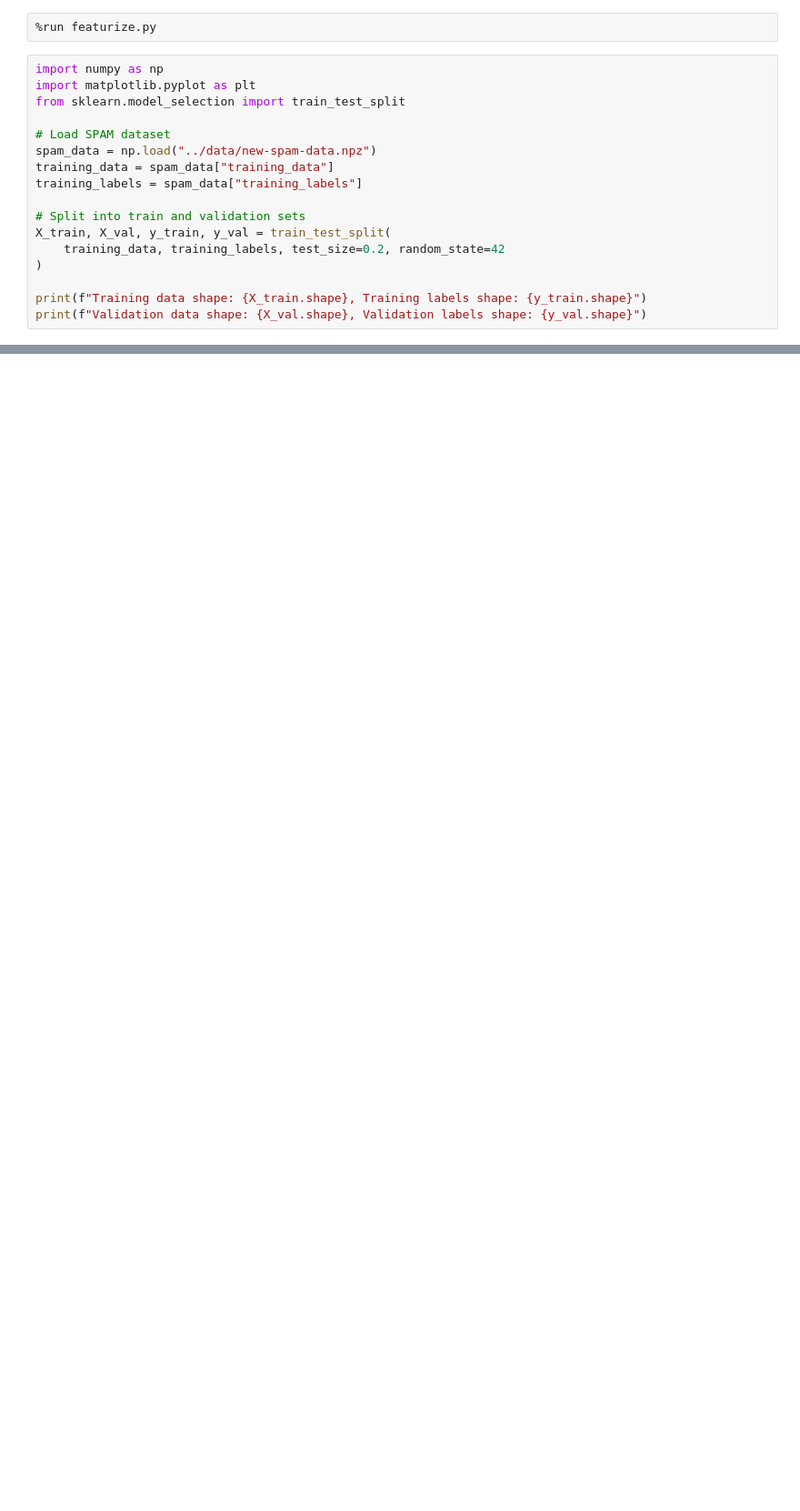
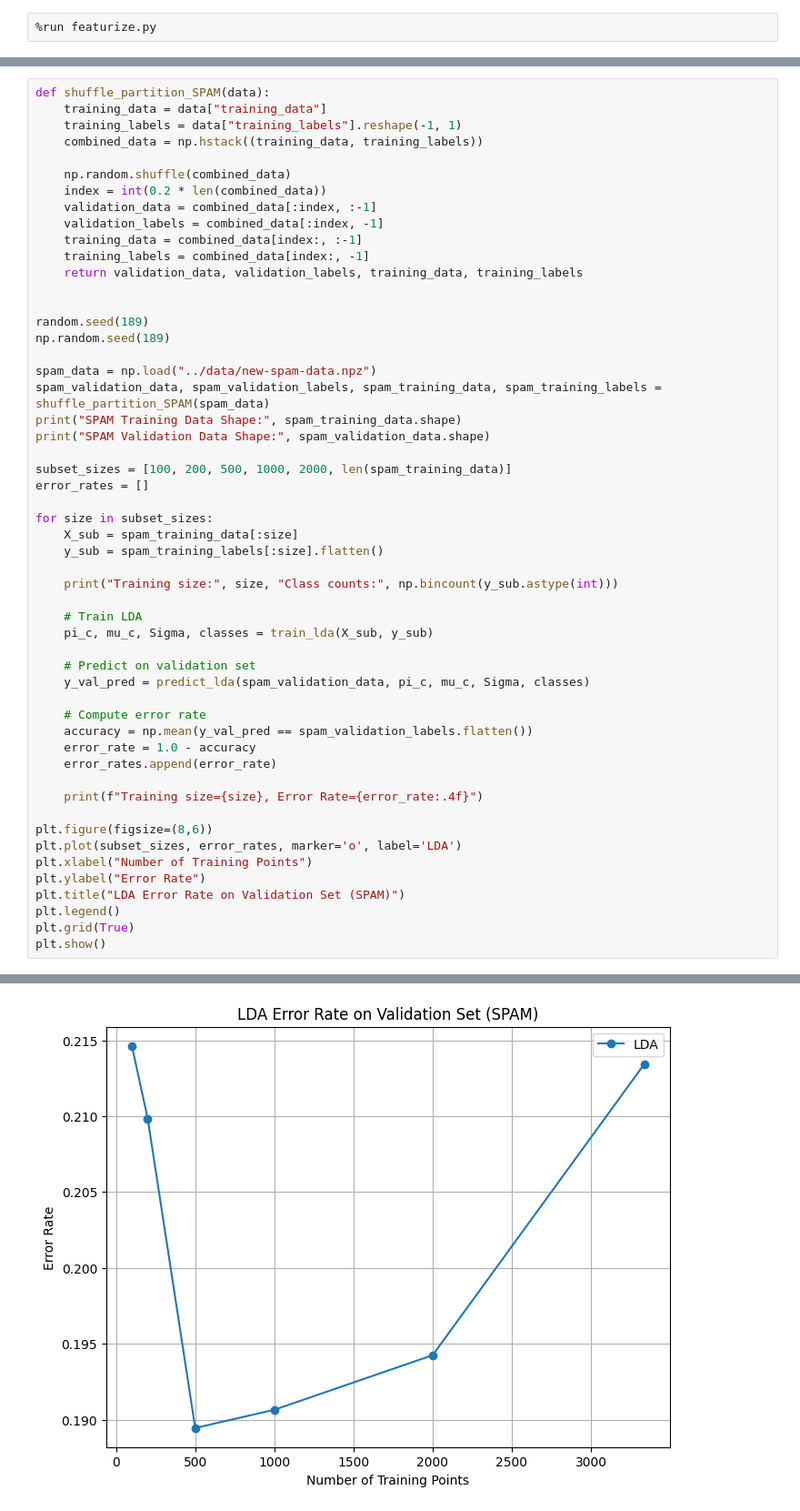
Before and after one commit to CalEricMa/cs189, a Jupyter notebook: hw3/hw3/scripts/hw3q9.ipynb, the cells around one changed output, grey strips where cells are left out. Shown at 91% size. Drawn from its saved outputs; the diff is of its cells as text; blank space fills up the shorter version.

```diff
--- a/hw3/hw3/scripts/hw3q9.ipynb
+++ b/hw3/hw3/scripts/hw3q9.ipynb
@@ -469,19 +322,2 @@ LDA model trained on full dataset & predictions saved!
 # %%
 %run featurize.py
-# %%
-import numpy as np
-import matplotlib.pyplot as plt
-from sklearn.model_selection import train_test_split
-
-# Load SPAM dataset
-spam_data = np.load("../data/new-spam-data.npz")
-training_data = spam_data["training_data"]
-training_labels = spam_data["training_labels"]
-
-# Split into train and validation sets
-X_train, X_val, y_train, y_val = train_test_split(
-    training_data, training_labels, test_size=0.2, random_state=42
-)
-
-print(f"Training data shape: {X_train.shape}, Training labels shape: {y_train.shape}")
-print(f"Validation data shape: {X_val.shape}, Validation labels shape: {y_val.shape}")
@@ -601,0 +324,54 @@ Training size=3336, Error Rate=0.2036
+# %%
+def shuffle_partition_SPAM(data):
+    training_data = data["training_data"]
+    training_labels = data["training_labels"].reshape(-1, 1)
+    combined_data = np.hstack((training_data, training_labels))
+
+    np.random.shuffle(combined_data)
+    index = int(0.2 * len(combined_data))
+    validation_data = combined_data[:index, :-1]
+    validation_labels = combined_data[:index, -1]
+    training_data = combined_data[index:, :-1]
+    training_labels = combined_data[index:, -1]
+    return validation_data, validation_labels, training_data, training_labels
+
+
+random.seed(189)
+np.random.seed(189)
+
+spam_data = np.load("../data/new-spam-data.npz")
+spam_validation_data, spam_validation_labels, spam_training_data, spam_training_labels = shuffle_partition_SPAM(spam_data)
+print("SPAM Training Data Shape:", spam_training_data.shape)
+print("SPAM Validation Data Shape:", spam_validation_data.shape)
+
+subset_sizes = [100, 200, 500, 1000, 2000, len(spam_training_data)]
+error_rates = []
+
+for size in subset_sizes:
+    X_sub = spam_training_data[:size]
+    y_sub = spam_training_labels[:size].flatten()
+
+    print("Training size:", size, "Class counts:", np.bincount(y_sub.astype(int)))
+
+    # Train LDA
+    pi_c, mu_c, Sigma, classes = train_lda(X_sub, y_sub)
+
+    # Predict on validation set
+    y_val_pred = predict_lda(spam_validation_data, pi_c, mu_c, Sigma, classes)
+
+    # Compute error rate
+    accuracy = np.mean(y_val_pred == spam_validation_labels.flatten())
+    error_rate = 1.0 - accuracy
+    error_rates.append(error_rate)
+
+    print(f"Training size={size}, Error Rate={error_rate:.4f}")
+
+plt.figure(figsize=(8,6))
+plt.plot(subset_sizes, error_rates, marker='o', label='LDA')
+plt.xlabel("Number of Training Points")
+plt.ylabel("Error Rate")
+plt.title("LDA Error Rate on Validation Set (SPAM)")
+plt.legend()
+plt.grid(True)
+plt.show()
+# %% [output]
@@ -601,0 +392 @@ Training size=3336, Error Rate=0.2036
+[figure, added]
```
Also changed, not shown: parts of 20 cells of this notebook, 5 other files.
